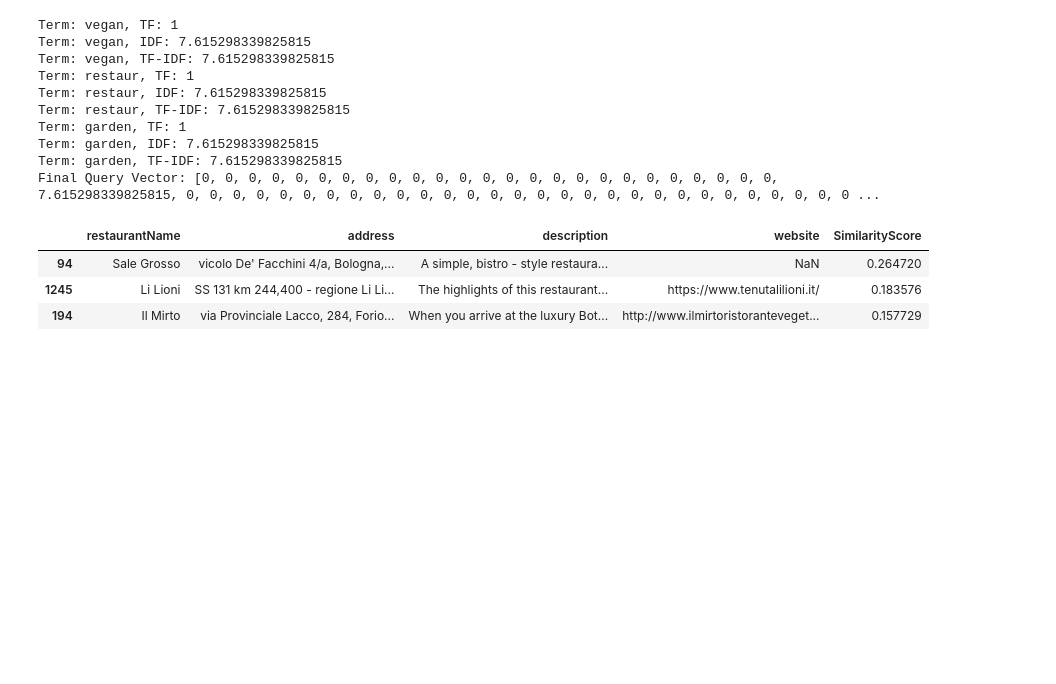
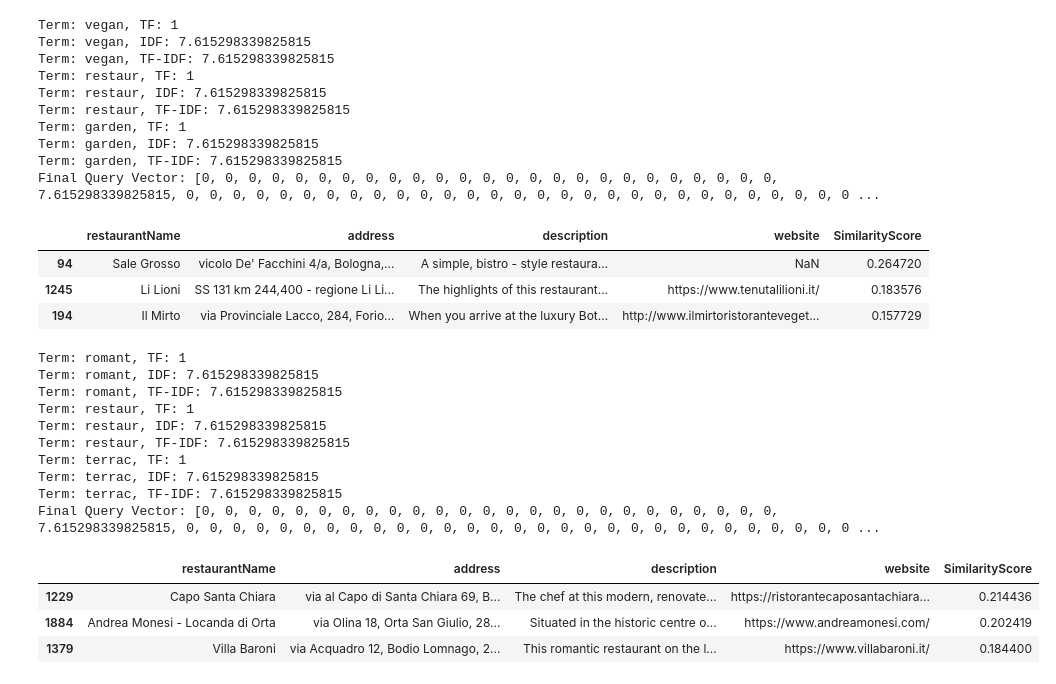
Before and after one commit to saifali03/ADM_HW3, a Jupyter notebook: main.ipynb, the cells around one changed output. Cells and saved outputs as stored; diff of their text form; code cells hidden in the pictures; blank space fills up the shorter version.

```diff
--- a/main.ipynb
+++ b/main.ipynb
@@ -503,11 +523,11 @@ def highlight_matches(result_df, query_words):
         print(f"Description: {highlighted_description}")
         print(f"Website: {row['website']}\n")
 # %%
-query = "air-conditioning"
+query = "romantic restaurant with terrace"
 result = conjuntive_query(query, dictionary, inverted_index)
 
 if result is not None:
-    query_words = word_tokenize(preprocessing(query))  # Process query the same way as descriptions
+    query_words = preprocessing(query)  # Process query the same way as descriptions
     highlight_matches(result, query_words)
 else:
     print("No matches found.")
@@ -730,3 +762,20 @@ Final Query Vector: [0, 0, 0, 0, 0, 0, 0, 0, 0, 0, 0, 0, 0, 0, 0, 0, 0, 0, 0, 0,
 | 94 | Sale Grosso | vicolo De' Facchini 4/a, Bologna,... | A simple, bistro - style restaura... | NaN | 0.264720 |
 | 1245 | Li Lioni | SS 131 km 244,400 - regione Li Li... | The highlights of this restaurant... | https://www.tenutalilioni.it/ | 0.183576 |
 | 194 | Il Mirto | via Provinciale Lacco, 284, Forio... | When you arrive at the luxury Bot... | http://www.ilmirtoristoranteveget... | 0.157729 |
+# %%
+ranked_search('romantic restaurant with terrace',  int(input('k')) )
+# %% [output]
+Term: romant, TF: 1
+Term: romant, IDF: 7.615298339825815
+Term: romant, TF-IDF: 7.615298339825815
+Term: restaur, TF: 1
+Term: restaur, IDF: 7.615298339825815
+Term: restaur, TF-IDF: 7.615298339825815
+Term: terrac, TF: 1
+Term: terrac, IDF: 7.615298339825815
+Term: terrac, TF-IDF: 7.615298339825815
+Final Query Vector: [0, 0, 0, 0, 0, 0, 0, 0, 0, 0, 0, 0, 0, 0, 0, 0, 0, 0, 0, 0, 0, 0, 0, 0, 0, 7.615298339825815, 0, 0, 0, 0, 0, 0, 0, 0, 0, 0, 0, 0, 0, 0, 0, 0, 0, 0, 0, 0, 0, 0, 0, 0, 0, 0, 0, 0, 0 ...
+|  | restaurantName | address | description | website | SimilarityScore |
+| 1229 | Capo Santa Chiara | via al Capo di Santa Chiara 69, B... | The chef at this modern, renovate... | https://ristorantecaposantachiara... | 0.214436 |
+| 1884 | Andrea Monesi - Locanda di Orta | via Olina 18, Orta San Giulio, 28... | Situated in the historic centre o... | https://www.andreamonesi.com/ | 0.202419 |
+| 1379 | Villa Baroni | via Acquadro 12, Bodio Lomnago, 2... | This romantic restaurant on the l... | https://www.villabaroni.it/ | 0.184400 |
```
Also changed, not shown: parts of 8 cells of this notebook.
